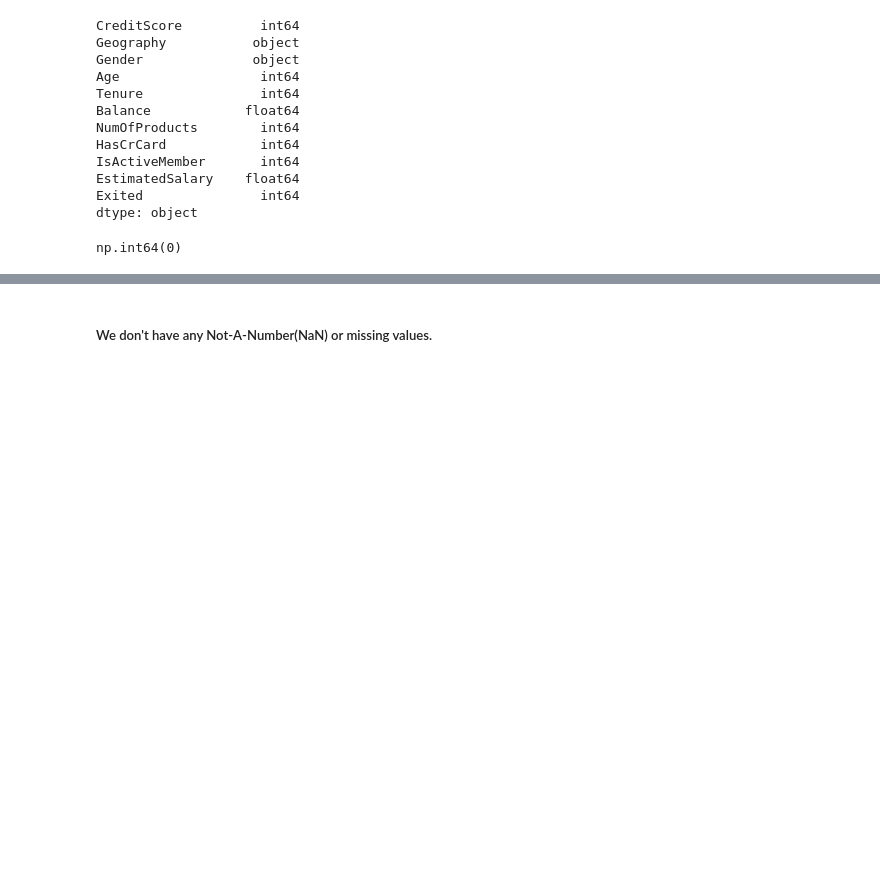
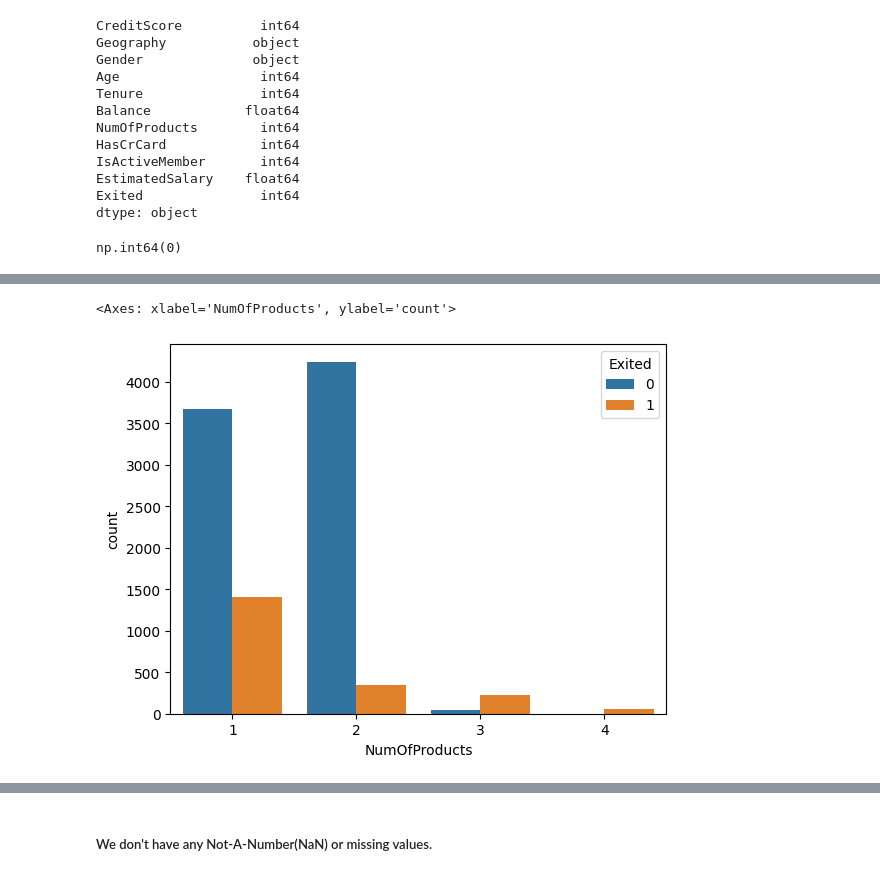
Before and after one commit to AmirrezaMadadi/Customer-Churn-Prediction, a Jupyter notebook: customer_churn_prediction.ipynb, the cells around one changed output, grey strips where cells are left out. Saved outputs shown, nothing was run; the diff lists cells and outputs as text; code cells hidden in the pictures; blank space fills up the shorter version.

```diff
--- a/customer_churn_prediction.ipynb
+++ b/customer_churn_prediction.ipynb
@@ -96,0 +116,5 @@ np.int64(0)
+# %%
+sns.countplot(x='NumOfProducts', hue='Exited', data=data)
+# %% [output]
+<Axes: xlabel='NumOfProducts', ylabel='count'>
+[figure, added]
```
Also changed, not shown: parts of 31 cells of this notebook.
